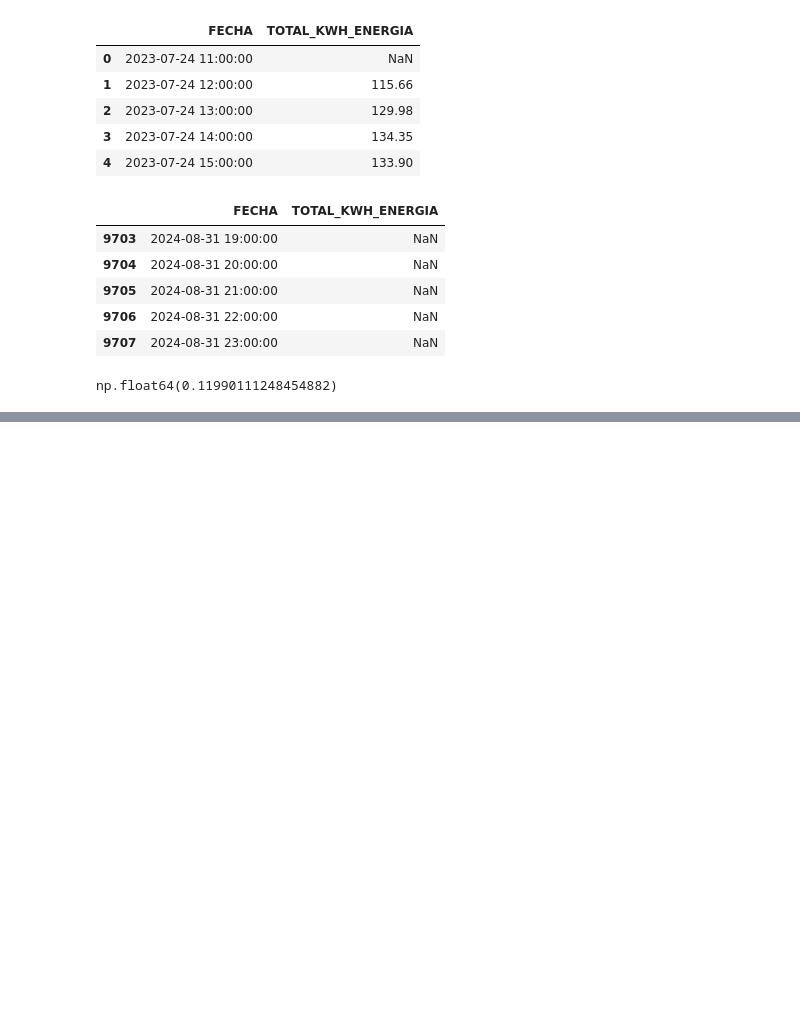
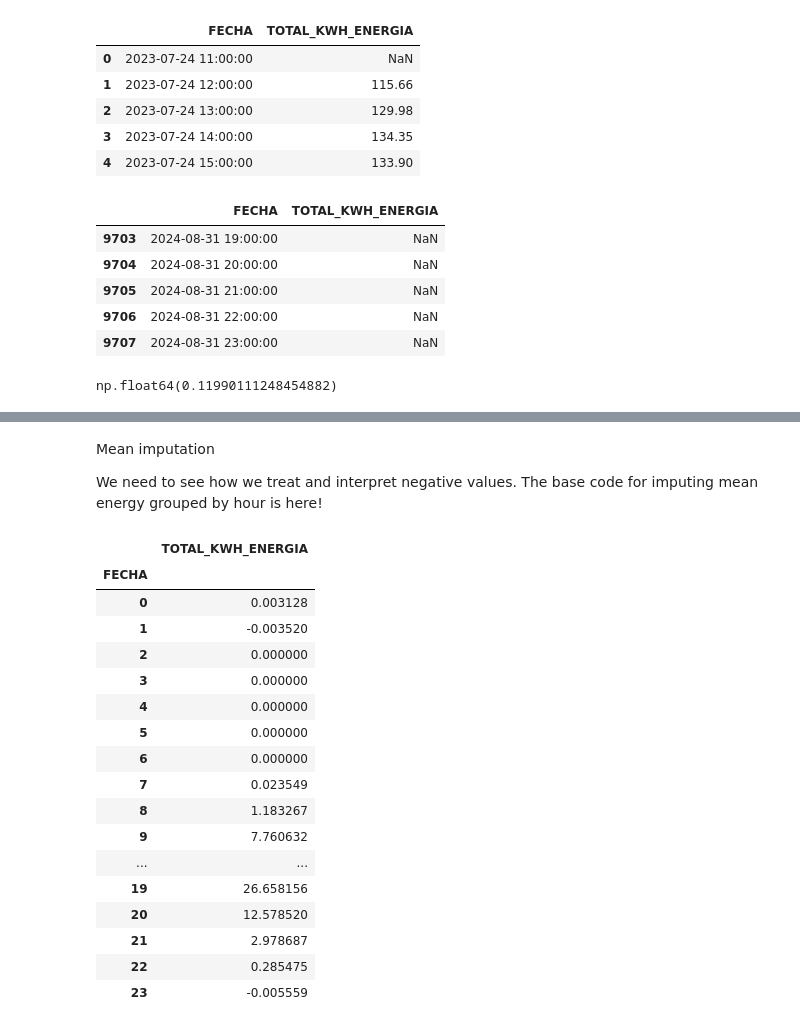
Before and after one commit to Daryox/Repsol-Datathon, a Jupyter notebook: EDA.ipynb, the cells around one changed output, grey strips where cells are left out. Drawn from its saved outputs; the diff is of its cells as text; code cells hidden in the pictures; blank space fills up the shorter version.

Commit message:
Update EDA.ipynb
I have done the basic mean imputation and all that.

```diff
--- a/EDA.ipynb
+++ b/EDA.ipynb
@@ -56,0 +50,2 @@ genfot.isna()
+# %%
+genfot['FECHA'] = pd.to_datetime(genfot['FECHA'])
@@ -56,0 +84,28 @@ genfot.isna()
+# %% [markdown]
+Mean imputation
+
+We need to see how we treat and interpret negative values. The base code for imputing mean energy grouped by hour is here!
+# %%
+aux = genfot.dropna()
+hourly_mean = aux.groupby(aux['FECHA'].dt.hour)['TOTAL_KWH_ENERGIA'].mean()
+aux = pd.DataFrame(hourly_mean, columns=["TOTAL_KWH_ENERGIA"])
+aux
+# %% [output]
+|  | TOTAL_KWH_ENERGIA |
+| FECHA |  |
+| 0 | 0.003128 |
+| 1 | -0.003520 |
+| 2 | 0.000000 |
+| 3 | 0.000000 |
+| 4 | 0.000000 |
+| 5 | 0.000000 |
+| 6 | 0.000000 |
+| 7 | 0.023549 |
+| 8 | 1.183267 |
+| 9 | 7.760632 |
+| ... | ... |
+| 19 | 26.658156 |
+| 20 | 12.578520 |
+| 21 | 2.978687 |
+| 22 | 0.285475 |
+| 23 | -0.005559 |
```
Also changed, not shown: parts of 10 cells of this notebook.
